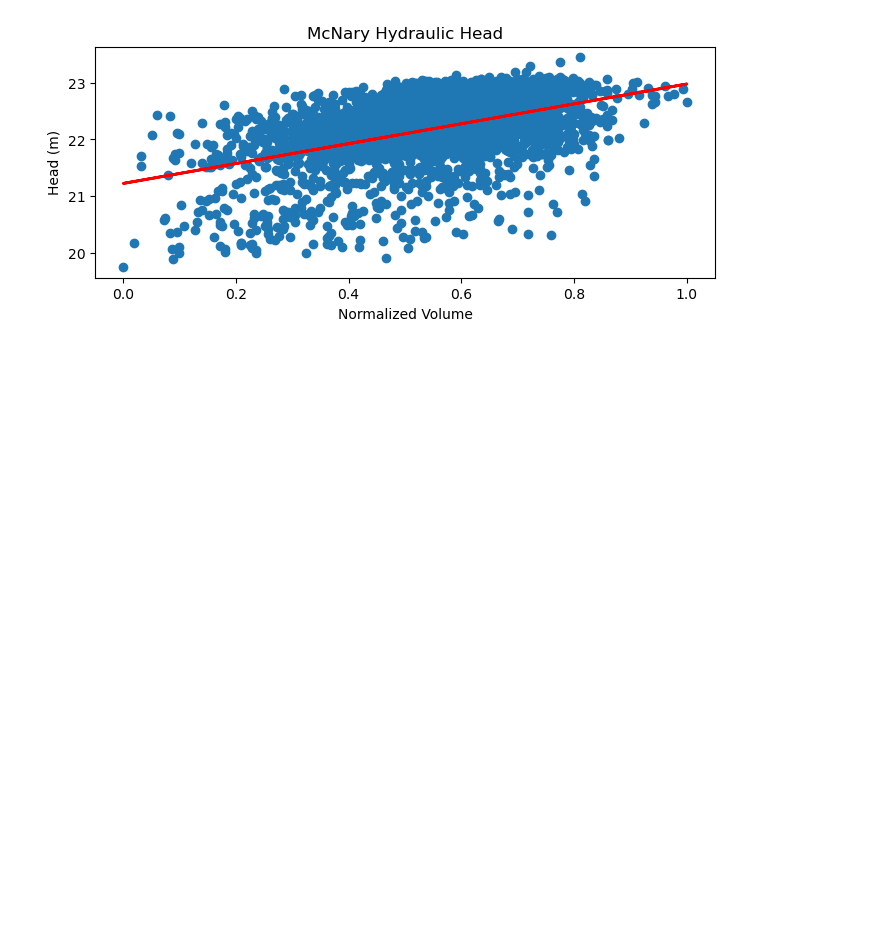
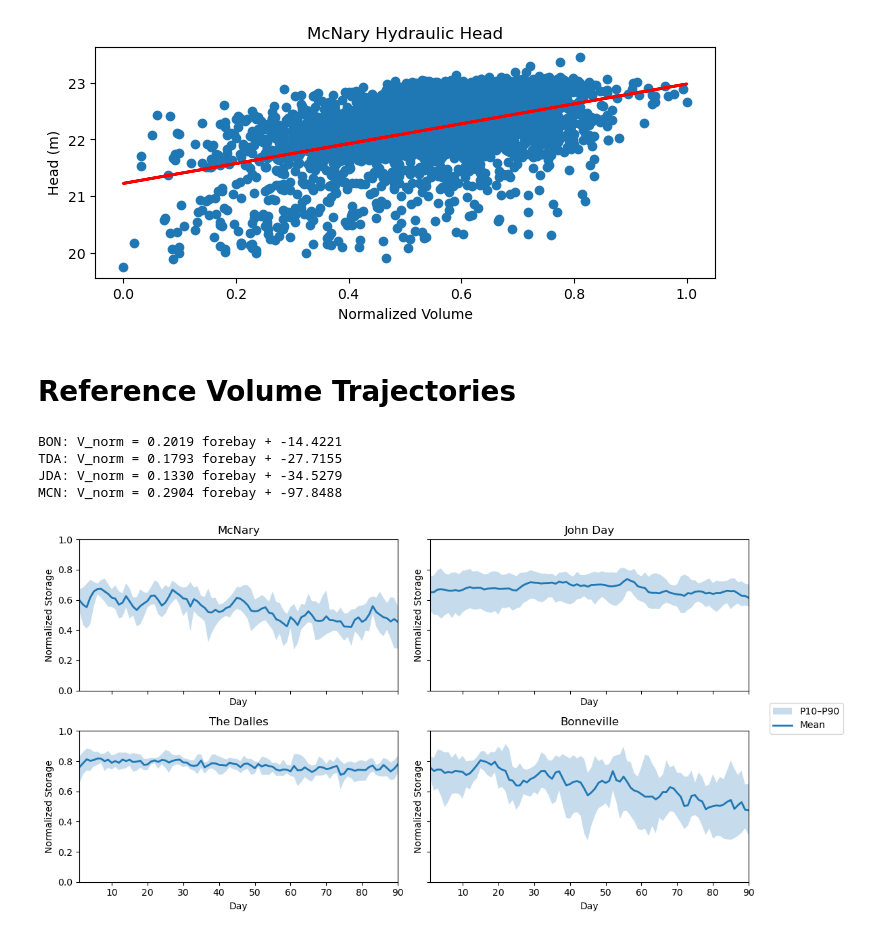
Before and after one commit to ecohn44/cascaded-hydro, a Jupyter notebook: streamflow-models/head-fit.ipynb, the cells around one changed output. Saved outputs shown, nothing was run; the diff lists cells and outputs as text; code cells hidden in the pictures; blank space fills up the shorter version.

```diff
--- a/streamflow-models/parameter-fit-full.ipynb
+++ b/streamflow-models/head-fit.ipynb
@@ -206,3 +216,74 @@ plt.title("McNary Hydraulic Head")
 plt.show()
 # %% [output]
 [figure]
+# %% [markdown]
+# Reference Volume Trajectories
+# %%
+volume_models = {}
+
+for unit, df, forebay_col in [
+    ("bon", BON, "BON.Elev-Forebay.Inst.1Hour.0.CBT-REV [ft]"),
+    ("tda", TDA, "TDA.Elev-Forebay.Inst.1Hour.0.CBT-REV [ft]"),
+    ("jda", JDA, "JDA.Elev-Forebay.Inst.1Hour.0.CBT-REV [ft]"),
+    ("mcn", MCN, "MCN.Elev-Forebay.Inst.1Hour.0.CBT-REV [ft]"),
+]:
+    x = df[[forebay_col, "S_norm"]].dropna()
+    a, b = np.polyfit(x[forebay_col], x["S_norm"], 1)
+
+    volume_models[unit] = {
+        "a": a,
+        "b": b,
+        "forebay_col": forebay_col,
+    }
+
+    print(f"{unit.upper()}: V_norm = {a:.4f} forebay + {b:.4f}")
+# %% [output]
+BON: V_norm = 0.2019 forebay + -14.4221
+TDA: V_norm = 0.1793 forebay + -27.7155
+JDA: V_norm = 0.1330 forebay + -34.5279
+MCN: V_norm = 0.2904 forebay + -97.8488
+# %%
+def apply_fit(df, unit):
+
+    # Get model fit
+    m = volume_models[unit]
+
+    # Get forebay
+    col = m["forebay_col"]
+
+    # Compute daily average
+    x = df.set_index("Date Time")[col].resample("D").mean().reset_index()
+
+    # Get date
+    d = x["Date Time"]
+
+    # Subset data to scenario date ranges
+    x = x[d.dt.year.between(2018, 2025) & d.dt.strftime("%m-%d").between("09-07", "12-05")].dropna().copy()
+
+    # Calculate normalized volume reference
+    x["V_norm"] = (m["a"] * x[col] + m["b"]).clip(0, 1)
+    x["year"] = x["Date Time"].dt.year
+    x["day"] = x.groupby("year").cumcount() + 1
+    return x[["Date Time", "year", "day", "V_norm"]]
+
+BON_ref = apply_fit(BON_daily, "bon")
+TDA_ref = apply_fit(TDA_daily, "tda")
+JDA_ref = apply_fit(JDA_daily, "jda")
+MCN_ref = apply_fit(MCN_daily, "mcn")
+# %%
+refs = {"McNary": MCN_ref, "John Day": JDA_ref, "The Dalles": TDA_ref, "Bonneville": BON_ref}
+fig, axes = plt.subplots(2, 2, figsize=(12, 6), sharex=True, sharey=True)
+
+for ax, (name, df) in zip(axes.flat, refs.items()):
+    g = df.groupby("day")["V_norm"]
+    mean, p10, p90 = g.mean(), g.quantile(.1), g.quantile(.9)
+    ax.fill_between(mean.index, p10, p90, alpha=.25, label="P10–P90")
+    ax.plot(mean.index, mean, linewidth=2, label="Mean")
+    ax.set(title=name, xlabel="Day", ylabel="Normalized Storage", ylim=(0, 1), xlim=(1,90))
+
+handles, labels = axes[0, 0].get_legend_handles_labels()
+fig.legend(handles, labels, loc="center right")
+fig.tight_layout(rect=[0, 0, .9, 1])
+plt.show()
+# %% [output]
+[figure, added]
```
Also changed, not shown: parts of 3 cells of this notebook, 3 other files.
